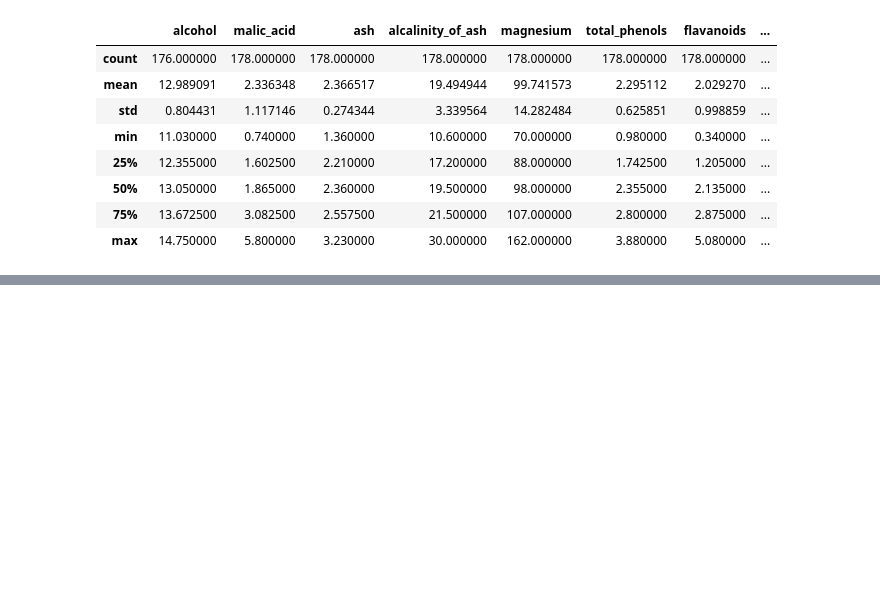
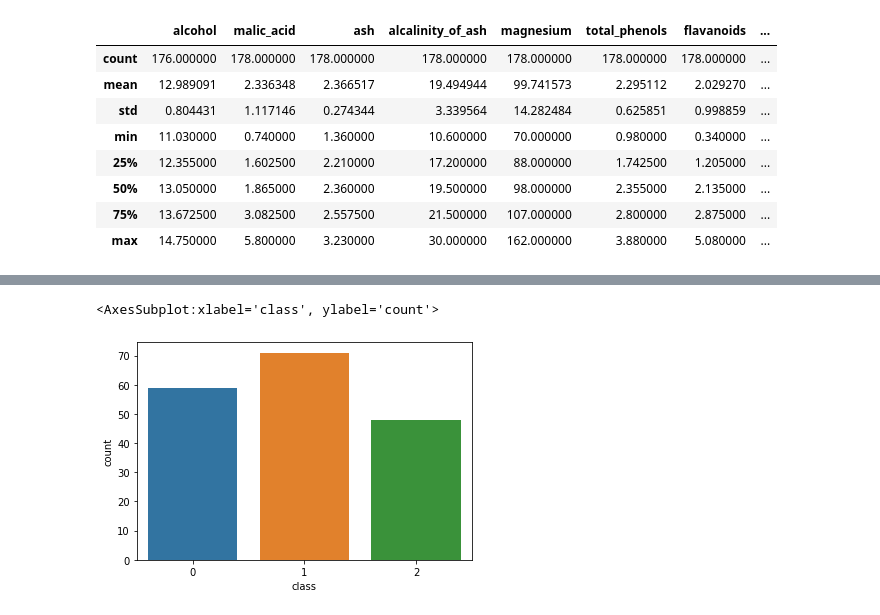
Before and after one commit to SangHui48/data_study, a Jupyter notebook: dasa_note/06_KNN.ipynb, the cells around one changed output, grey strips where cells are left out. Saved outputs shown, nothing was run; the diff lists cells and outputs as text; code cells hidden in the pictures; blank space fills up the shorter version.

```diff
--- a/dasa_note/06_KNN.ipynb
+++ b/dasa_note/06_KNN.ipynb
@@ -63,0 +88,5 @@ data.describe() # 통계 정보
+# %%
+sns.countplot(data['class'])
+# %% [output]
+<AxesSubplot:xlabel='class', ylabel='count'>
+[figure, added]
```
Also changed, not shown: parts of 61 cells of this notebook.
